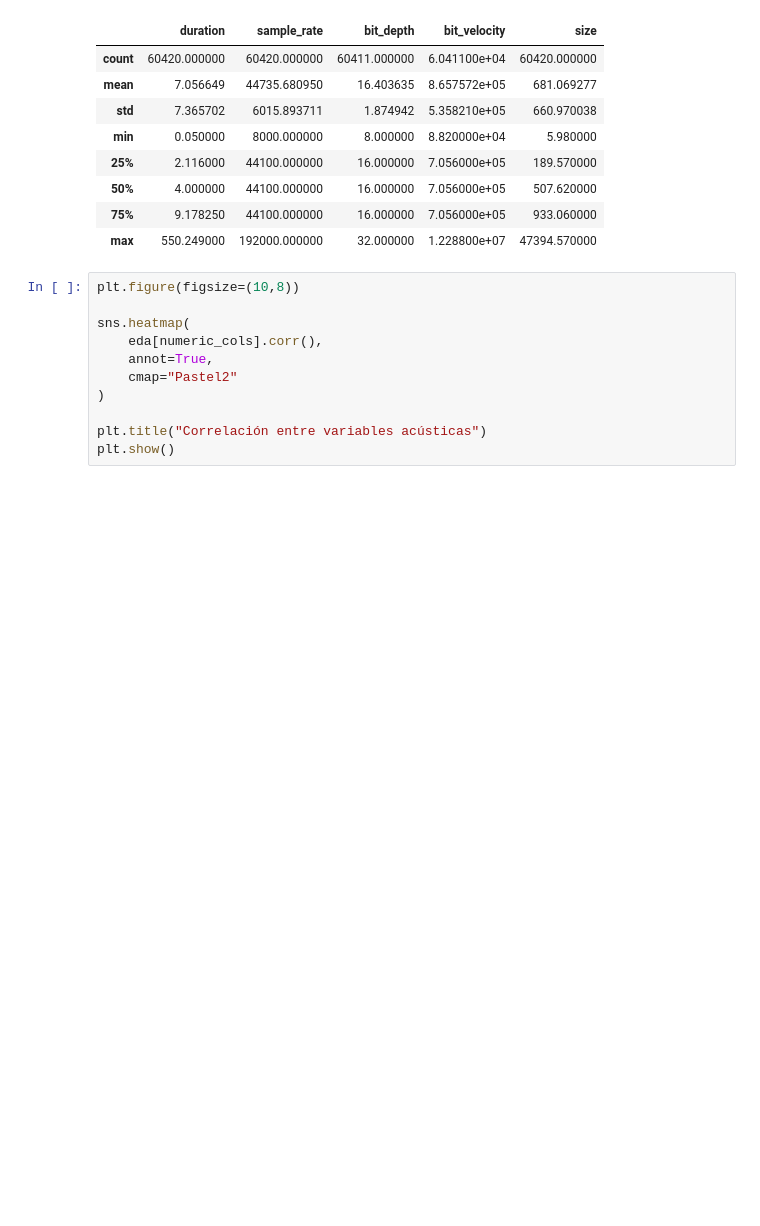
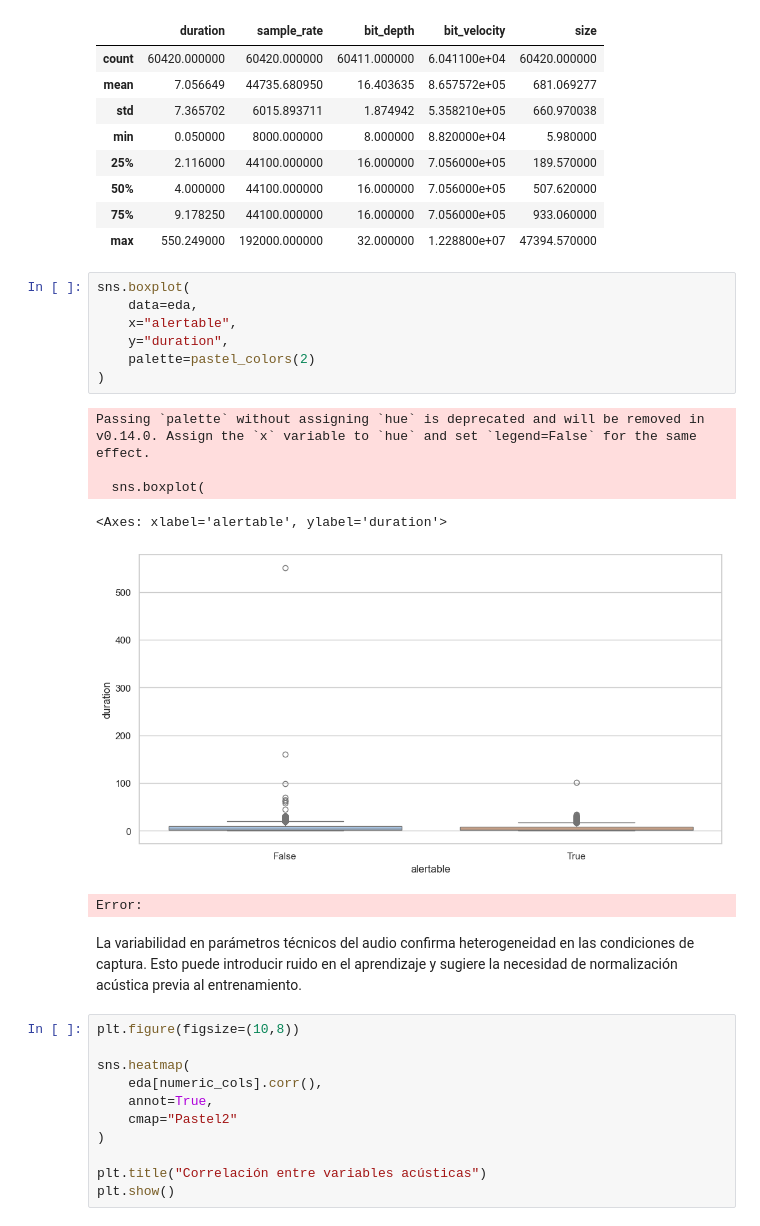
Before and after one commit to andrupax94/proyecto4geeks, a Jupyter notebook: notebooks/01_eda.ipynb, the cells around one changed output. Cells and saved outputs as stored; diff of their text form; blank space fills up the shorter version.

```diff
--- a/notebooks/01_eda.ipynb
+++ b/notebooks/01_eda.ipynb
@@ -236,6 +290,22 @@ eda[numeric_cols].describe()
 | 50% | 4.000000 | 44100.000000 | 16.000000 | 7.056000e+05 | 507.620000 |
 | 75% | 9.178250 | 44100.000000 | 16.000000 | 7.056000e+05 | 933.060000 |
 | max | 550.249000 | 192000.000000 | 32.000000 | 1.228800e+07 | 47394.570000 |
+# %%
+sns.boxplot(
+    data=eda,
+    x="alertable",
+    y="duration",
+    palette=pastel_colors(2)
+)
+# %% [output]
+Passing `palette` without assigning `hue` is deprecated and will be removed in v0.14.0. Assign the `x` variable to `hue` and set `legend=False` for the same effect.
+
+  sns.boxplot(
+<Axes: xlabel='alertable', ylabel='duration'>
+[figure, added]
+Error:
+# %% [markdown]
+La variabilidad en parámetros técnicos del audio confirma heterogeneidad en las condiciones de captura. Esto puede introducir ruido en el aprendizaje y sugiere la necesidad de normalización acústica previa al entrenamiento.
 # %%
 plt.figure(figsize=(10,8))
 
```
Also changed, not shown: parts of 76 cells of this notebook.
